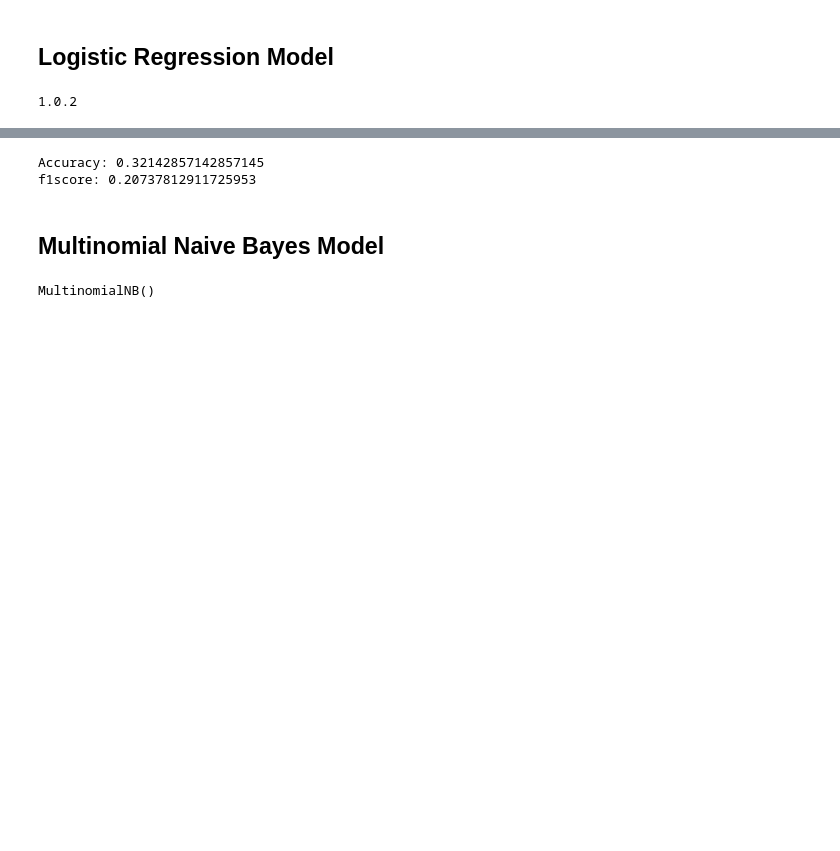
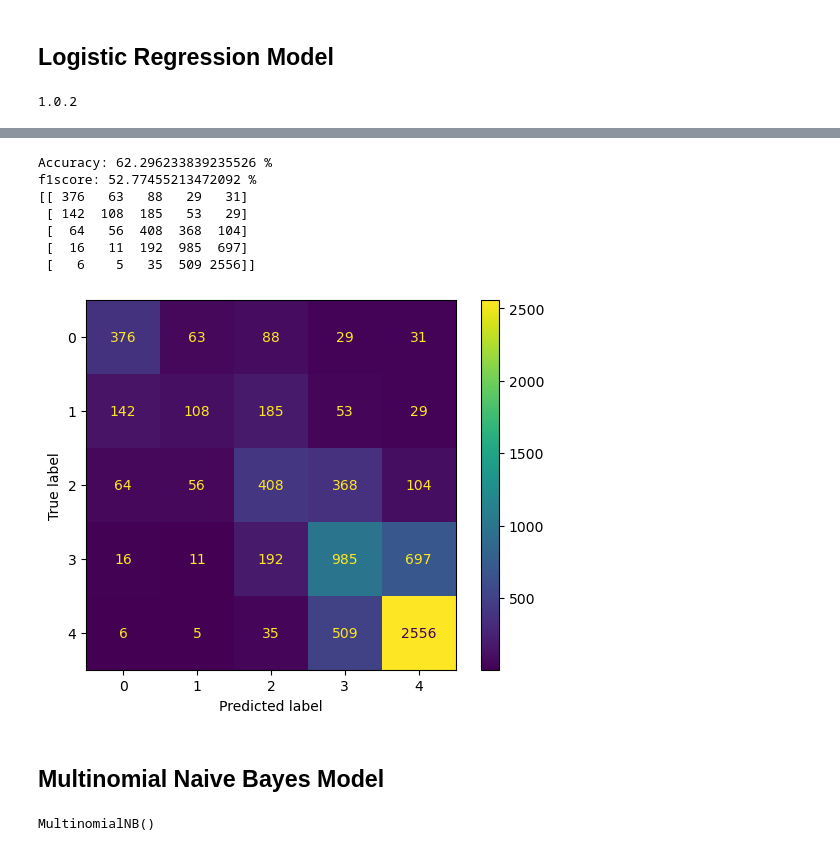
Before and after one commit to Mohammed-Boutahar/Machine_Learning_hotel_reviews, a Jupyter notebook: Sentiment Analysis.ipynb, the cells around one changed output, grey strips where cells are left out. Cells and saved outputs as stored; diff of their text form; code cells hidden in the pictures; blank space fills up the shorter version.

```diff
--- a/Sentiment Analysis.ipynb
+++ b/Sentiment Analysis.ipynb
@@ -264,11 +247,23 @@ array([3, 1, 3, 1, 3, 1, 4, 3, 4, 3, 1, 1, 1, 1, 3, 1, 1, 3, 1, 1, 1, 3,
 # %%
 acc_logisticregression = accuracy_score(y_test, y_pred)
 f1_logisticregression = f1_score(y_test, y_pred, average='macro')
-print("Accuracy:", acc_logisticregression)
-print("f1score:", f1_logisticregression)
+print("Accuracy:", acc_logisticregression*100, "%")
+print("f1score:", f1_logisticregression*100, "%")
+print(confusion_matrix(y_test, y_pred))
 # %% [output]
-Accuracy: 0.32142857142857145
-f1score: 0.20737812911725953
+Accuracy: 62.296233839235526 %
+f1score: 52.77455213472092 %
+[[ 376   63   88   29   31]
+ [ 142  108  185   53   29]
+ [  64   56  408  368  104]
+ [  16   11  192  985  697]
+ [   6    5   35  509 2556]]
+# %%
+cm = confusion_matrix(y_test, y_pred)
+
+cm_display = ConfusionMatrixDisplay(cm).plot()
+# %% [output]
+[figure, added]
 # %% [markdown]
 ## Multinomial Naive Bayes Model
 # %%
```
Also changed, not shown: parts of 35 cells of this notebook, 8 other files.
